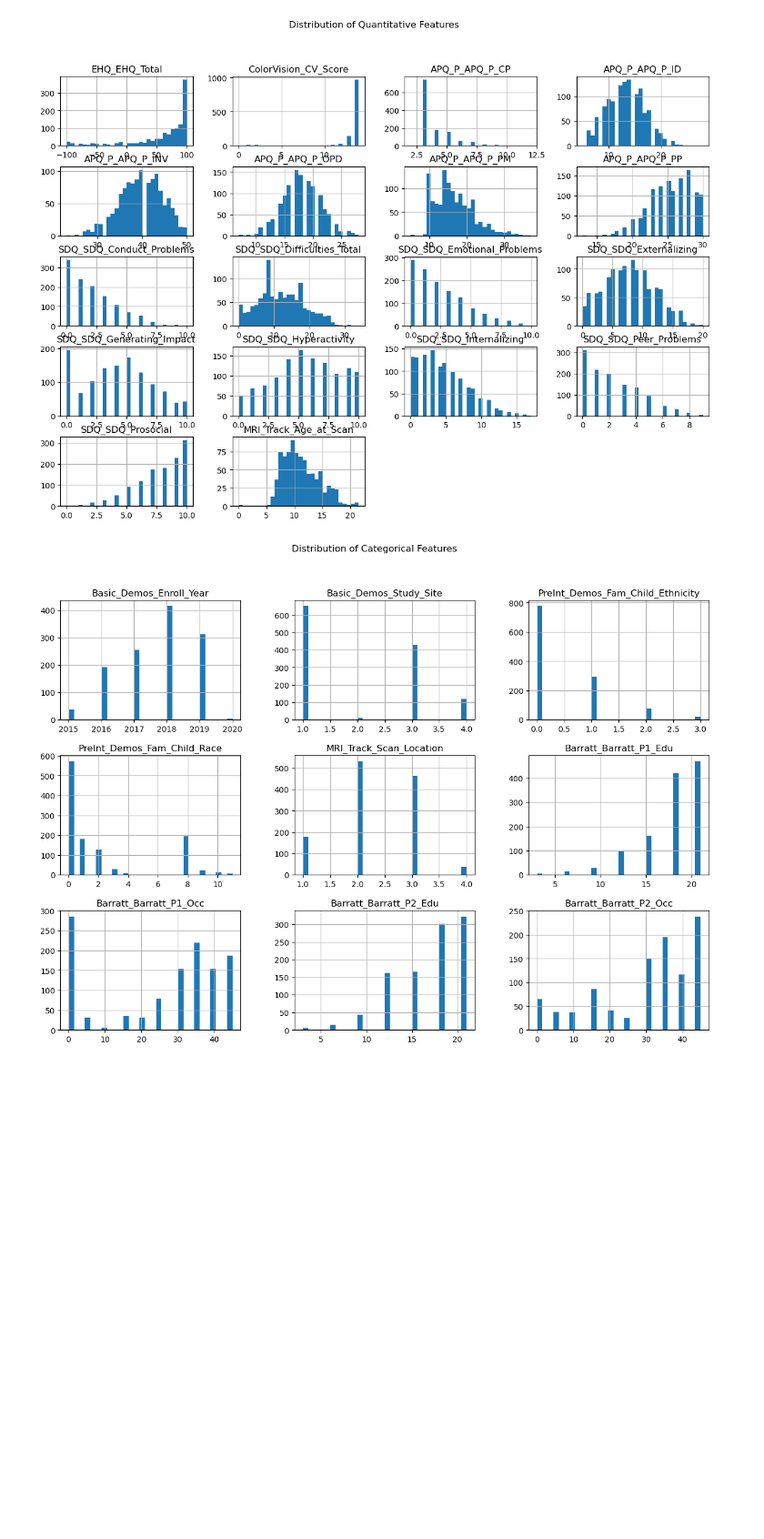
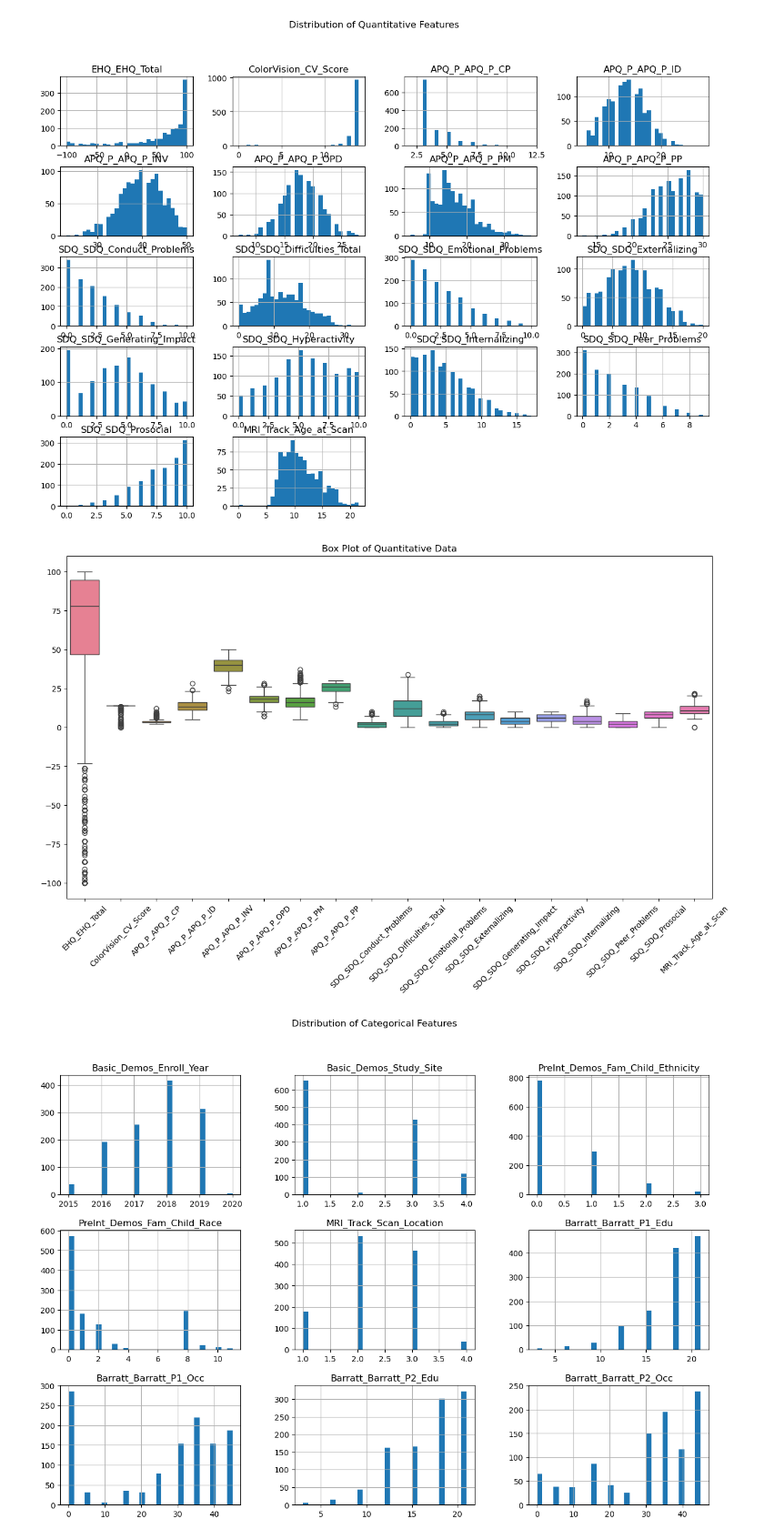
Before and after one commit to ASdata1/ADHD_SEX_Prediction, a Jupyter notebook: notebooks/Data Preparation/Data prep.ipynb, the cells around one changed output. Shown: that part at 91% size. Saved outputs shown, nothing was run; the diff lists cells and outputs as text; code cells hidden in the pictures; blank space fills up the shorter version.

Commit message:
updated data prep notebook

```diff
--- a/notebooks/Data Preparation/Data prep.ipynb
+++ b/notebooks/Data Preparation/Data prep.ipynb
@@ -107,6 +133,16 @@ plt.suptitle("Distribution of Quantitative Features")
 plt.show()
 # %% [output]
 [figure]
+# %%
+#check outliers in quant data with box plots
+quant_data = quant_data.drop(columns=['participant_id'],axis=1, errors='ignore')
+plt.figure(figsize=(15, 8))
+sns.boxplot(data=quant_data)
+plt.title("Box Plot of Quantitative Data")
+plt.xticks(rotation=45)
+plt.show()
+# %% [output]
+[figure, added]
 # %%
 #check the distribution of the categroical features with historgams
 
```
Also changed, not shown: parts of 13 cells of this notebook.
